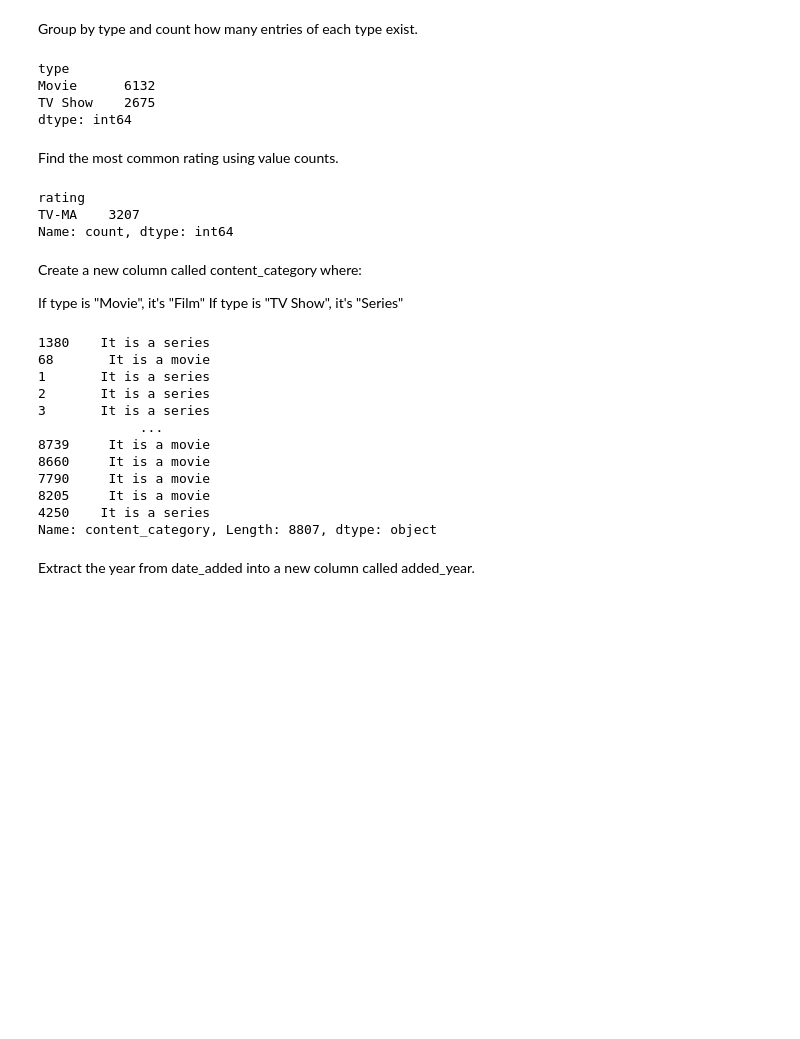
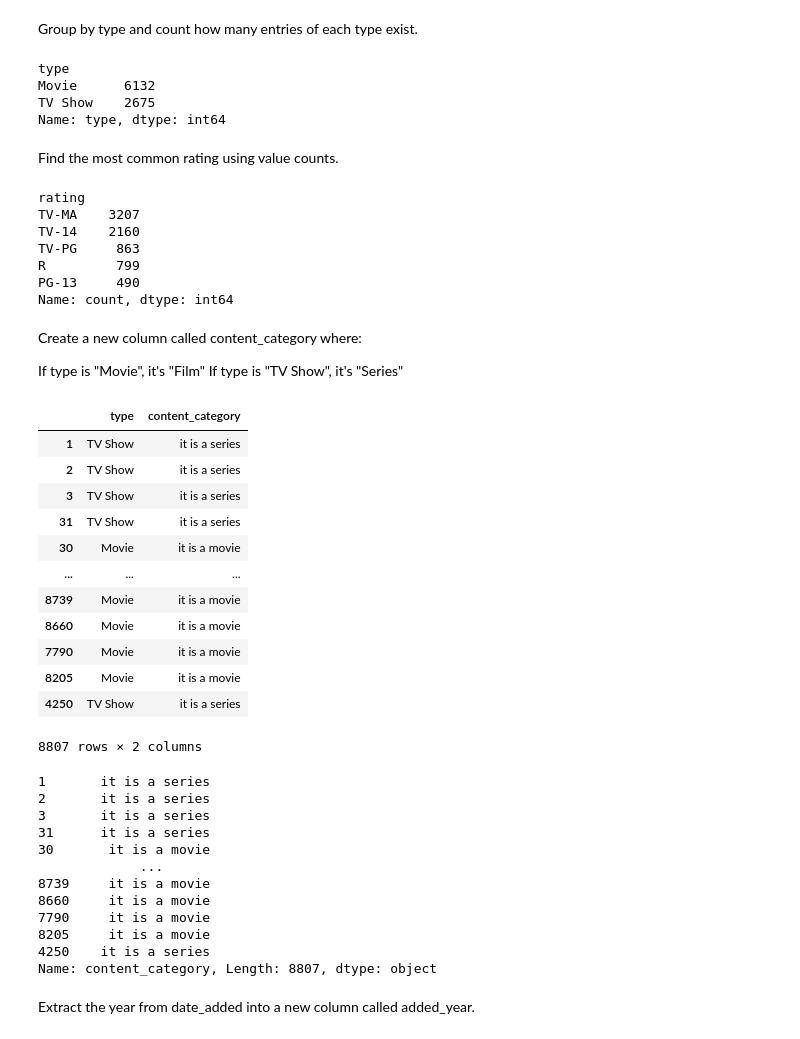
Before and after one commit to vedanshmathur7/Python--Libraries, a Jupyter notebook: Pandas/final practice set.ipynb, the cells around one changed output. Drawn from its saved outputs; the diff is of its cells as text; code cells hidden in the pictures; blank space fills up the shorter version.

```diff
--- a/Pandas/final practice set.ipynb
+++ b/Pandas/final practice set.ipynb
@@ -186,4 +182,4 @@ listed_in          0
 description        0
 dtype: int64
 # %%
-data["director"]= data["director"].fillna("Not available")
+data["director"].fillna("Not available")
@@ -260,21 +269,25 @@ print (data)
 # %% [markdown]
  Group by type and count how many entries of each type exist.
 # %%
-type_count = data.groupby("type").size()
-print (type_count)
+type_count = data.groupby("type")["type"].size()
+type_count
 # %% [output]
 type
 Movie      6132
 TV Show    2675
-dtype: int64
+Name: type, dtype: int64
 # %% [markdown]
 Find the most common rating using value counts.
 # %%
-common = data["rating"].value_counts().head(1)
+common = data["rating"].value_counts().head()
 common
 # %% [output]
 rating
 TV-MA    3207
+TV-14    2160
+TV-PG     863
+R         799
+PG-13     490
 Name: count, dtype: int64
 # %% [markdown]
 Create a new column called content_category where:
@@ -283,22 +296,38 @@ If type is "Movie", it's "Film"
 If type is "TV Show", it's "Series"
 # %%
 data["content_category"] = data["type"].apply(
-    lambda x : "It is a movie" if x == "Movie" else "It is a series"
+    lambda x : "it is a movie" if x == "Movie" else "it is a series"
 )
+
+data[["type", "content_category"]]
+# %% [output]
+|  | type | content_category |
+| 1 | TV Show | it is a series |
+| 2 | TV Show | it is a series |
+| 3 | TV Show | it is a series |
+| 31 | TV Show | it is a series |
+| 30 | Movie | it is a movie |
+| ... | ... | ... |
+| 8739 | Movie | it is a movie |
+| 8660 | Movie | it is a movie |
+| 7790 | Movie | it is a movie |
+| 8205 | Movie | it is a movie |
+| 4250 | TV Show | it is a series |
+8807 rows × 2 columns
 # %%
 print (data['content_category'])
 # %% [output]
-1380    It is a series
-68       It is a movie
-1       It is a series
-2       It is a series
-3       It is a series
+1       it is a series
+2       it is a series
+3       it is a series
+31      it is a series
+30       it is a movie
              ...
-8739     It is a movie
-8660     It is a movie
-7790     It is a movie
-8205     It is a movie
-4250    It is a series
+8739     it is a movie
+8660     it is a movie
+7790     it is a movie
+8205     it is a movie
+4250    it is a series
 Name: content_category, Length: 8807, dtype: object
 # %% [markdown]
 Extract the year from date_added into a new column called added_year.
```
Also changed, not shown: parts of 25 cells of this notebook.
